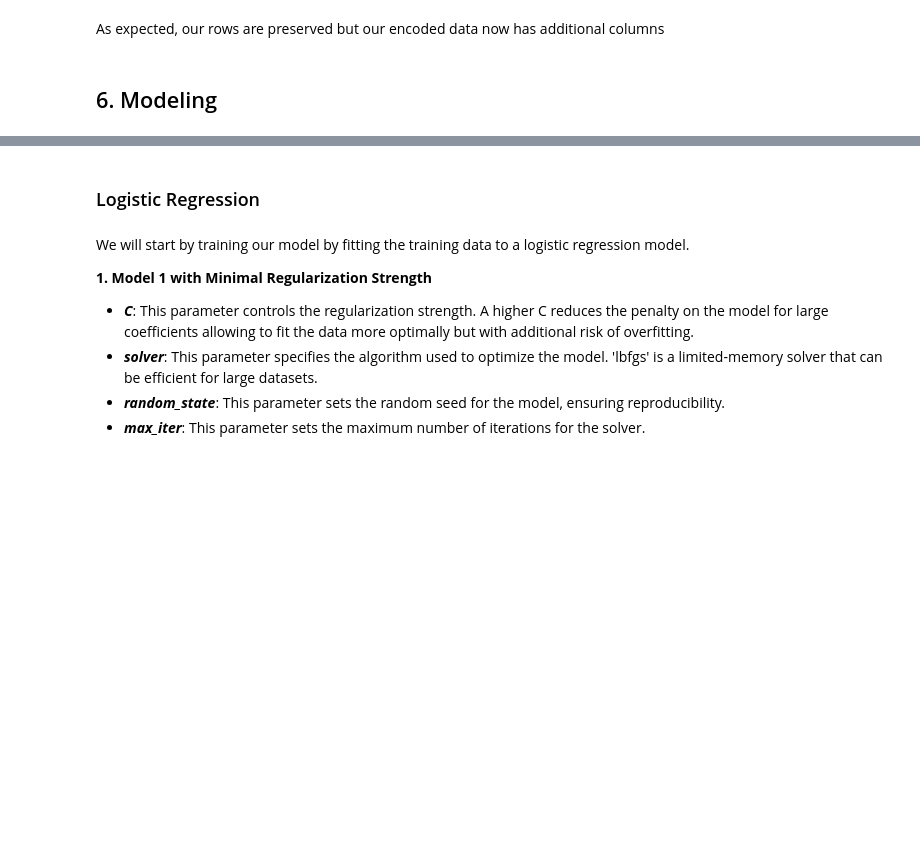
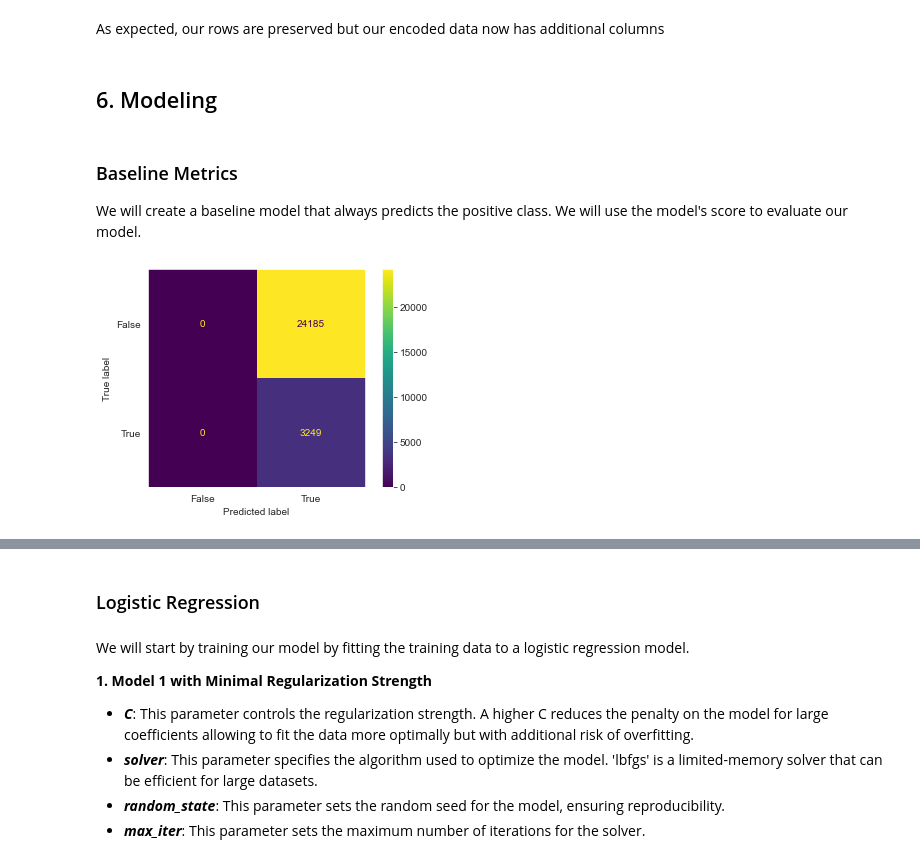
Before and after one commit to MMJGGR/Phase_3_Project, a Jupyter notebook: index.ipynb, the cells around one changed output, grey strips where cells are left out. Drawn from its saved outputs; the diff is of its cells as text; code cells hidden in the pictures; blank space fills up the shorter version.

Commit message:
Added a baseline model

```diff
--- a/index.ipynb
+++ b/index.ipynb
@@ -818,3 +818,18 @@ No. of features in original data: 16
 As expected, our rows are preserved but our encoded data now has additional columns
 # %% [markdown]
 ## 6. Modeling
+# %% [markdown]
+### Baseline Metrics
+
+We will create a baseline model that always predicts the positive class. We will use the model's score to evaluate our model.
+# %%
+from sklearn.metrics import ConfusionMatrixDisplay
+from sklearn.dummy import DummyClassifier
+
+ConfusionMatrixDisplay.from_estimator(estimator=DummyClassifier(strategy='constant', constant=1).fit(X_train, y_train),
+                                       X=X_test, y=y_test)
+
+
+plt.grid(False);
+# %% [output]
+[figure, added]
```
Also changed, not shown: parts of 3 cells of this notebook.
